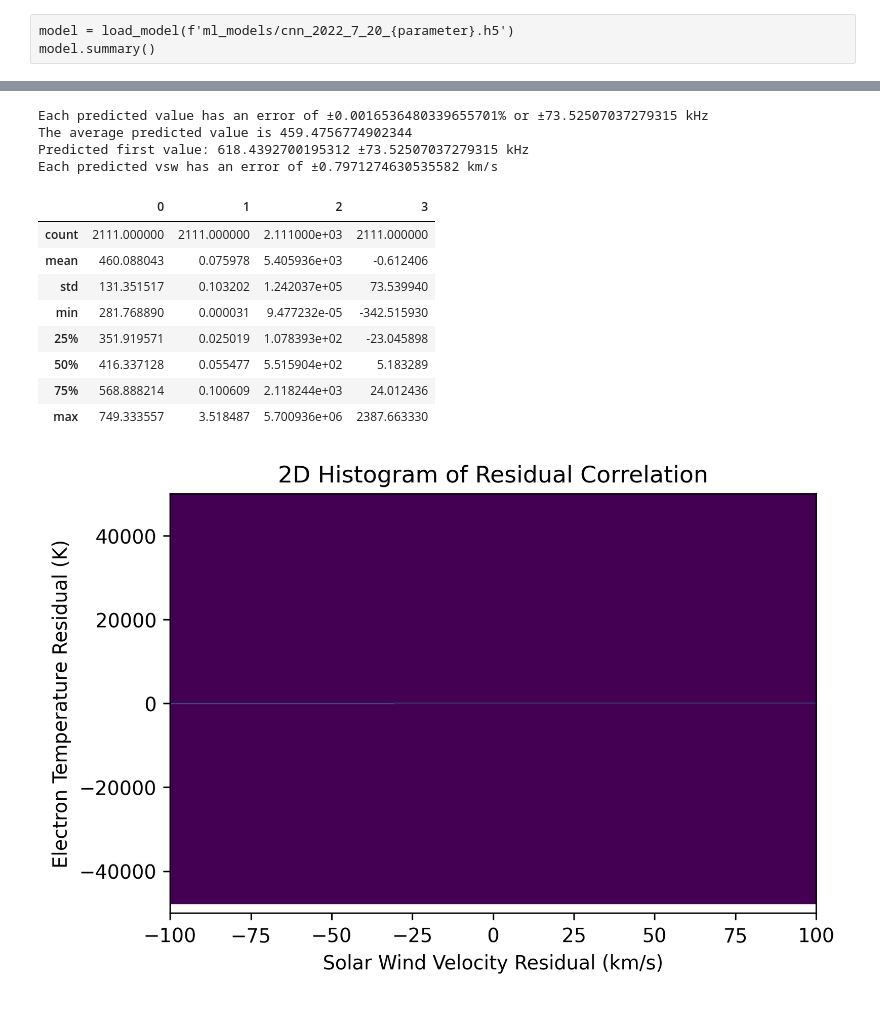
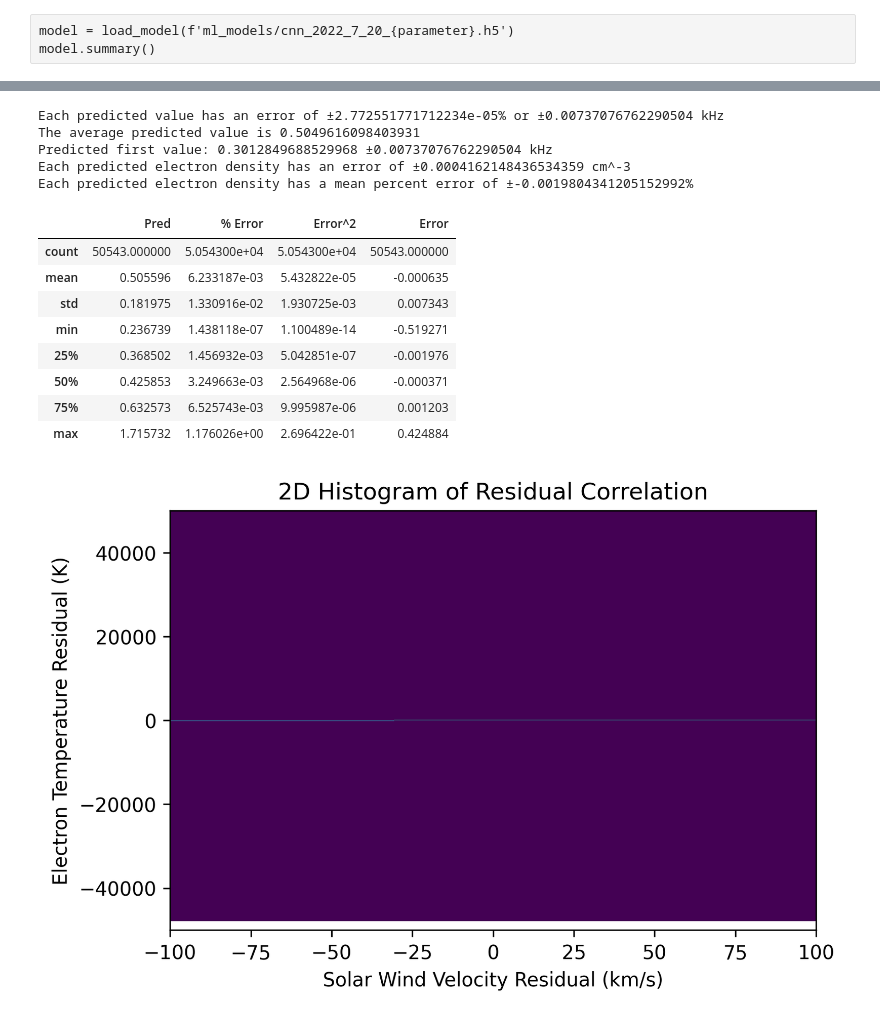
Before and after one commit to AyushmaanAggarwal/qtn-proj-ayu, a Jupyter notebook: cnn_wind.ipynb, the cells around one changed output, grey strips where cells are left out. Cells and saved outputs as stored; diff of their text form; code cells hidden in the pictures.

```diff
--- a/cnn_wind.ipynb
+++ b/cnn_wind.ipynb
@@ -1,6 +1,6 @@
 # %%
 # 0: fpe, 1: vsw, 2: te
-select_parameter = 1
+select_parameter = 0
 parameter = ["fpe", "vsw", "te"][select_parameter]
 
 continue_after_training = True
@@ -54,3 +54,5 @@ def sizeof_fmt(num, suffix='B'):
 # Set a seed value:
 #keras.utils.set_random_seed(5)
 keras.utils.set_random_seed(10)
+# %%
+with open(f"data/pickle/data_{parameter}", 'rb') as file:
@@ -268,3 +266,0 @@ plt.show()
-# %%
-fbins = np.array([4000*1.0445**i for i in range(96)])
-len(spectra)
@@ -272,0 +267,3 @@ len(spectra)
+# %%
+model = load_model(f'ml_models/cnn_2022_7_20_{parameter}.h5')
+model.summary()
@@ -352,26 +353,27 @@ if select_parameter == 2:
 #plt.hist(np.array(lst), bins=100)
 #plt.show()
 # %% [output]
-Each predicted value has an error of ±0.0016536480339655701% or ±73.52507037279315 kHz
-The average predicted value is 459.4756774902344
-Predicted first value: 618.4392700195312 ±73.52507037279315 kHz
-Each predicted vsw has an error of ±0.7971274630535582 km/s
+Each predicted value has an error of ±2.772551771712234e-05% or ±0.00737076762290504 kHz
+The average predicted value is 0.5049616098403931
+Predicted first value: 0.3012849688529968 ±0.00737076762290504 kHz
+Each predicted electron density has an error of ±0.0004162148436534359 cm^-3
+Each predicted electron density has a mean percent error of ±-0.0019804341205152992%
 # %%
 vsw = lst3[:]
 # %%
 te = lst3[:]
 # %%
-pd.DataFrame(zip(denorm_test, lst, lst2, lst3)).describe()
+pd.DataFrame(zip(denorm_test, lst, lst2, lst3), columns=["Pred", "% Error", "Error^2", "Error"]).describe()
 # %% [output]
-|  | 0 | 1 | 2 | 3 |
-| count | 2111.000000 | 2111.000000 | 2.111000e+03 | 2111.000000 |
-| mean | 460.088043 | 0.075978 | 5.405936e+03 | -0.612406 |
-| std | 131.351517 | 0.103202 | 1.242037e+05 | 73.539940 |
-| min | 281.768890 | 0.000031 | 9.477232e-05 | -342.515930 |
-| 25% | 351.919571 | 0.025019 | 1.078393e+02 | -23.045898 |
-| 50% | 416.337128 | 0.055477 | 5.515904e+02 | 5.183289 |
-| 75% | 568.888214 | 0.100609 | 2.118244e+03 | 24.012436 |
-| max | 749.333557 | 3.518487 | 5.700936e+06 | 2387.663330 |
+|  | Pred | % Error | Error^2 | Error |
+| count | 50543.000000 | 5.054300e+04 | 5.054300e+04 | 50543.000000 |
+| mean | 0.505596 | 6.233187e-03 | 5.432822e-05 | -0.000635 |
+| std | 0.181975 | 1.330916e-02 | 1.930725e-03 | 0.007343 |
+| min | 0.236739 | 1.438118e-07 | 1.100489e-14 | -0.519271 |
+| 25% | 0.368502 | 1.456932e-03 | 5.042851e-07 | -0.001976 |
+| 50% | 0.425853 | 3.249663e-03 | 2.564968e-06 | -0.000371 |
+| 75% | 0.632573 | 6.525743e-03 | 9.995987e-06 | 0.001203 |
+| max | 1.715732 | 1.176026e+00 | 2.696422e-01 | 0.424884 |
 # %%
 plt.figure(dpi=300, facecolor='w')
 plt.hist2d(vsw, te, bins=600)
```
Also changed, not shown: parts of 15 cells of this notebook, 9 other files.
